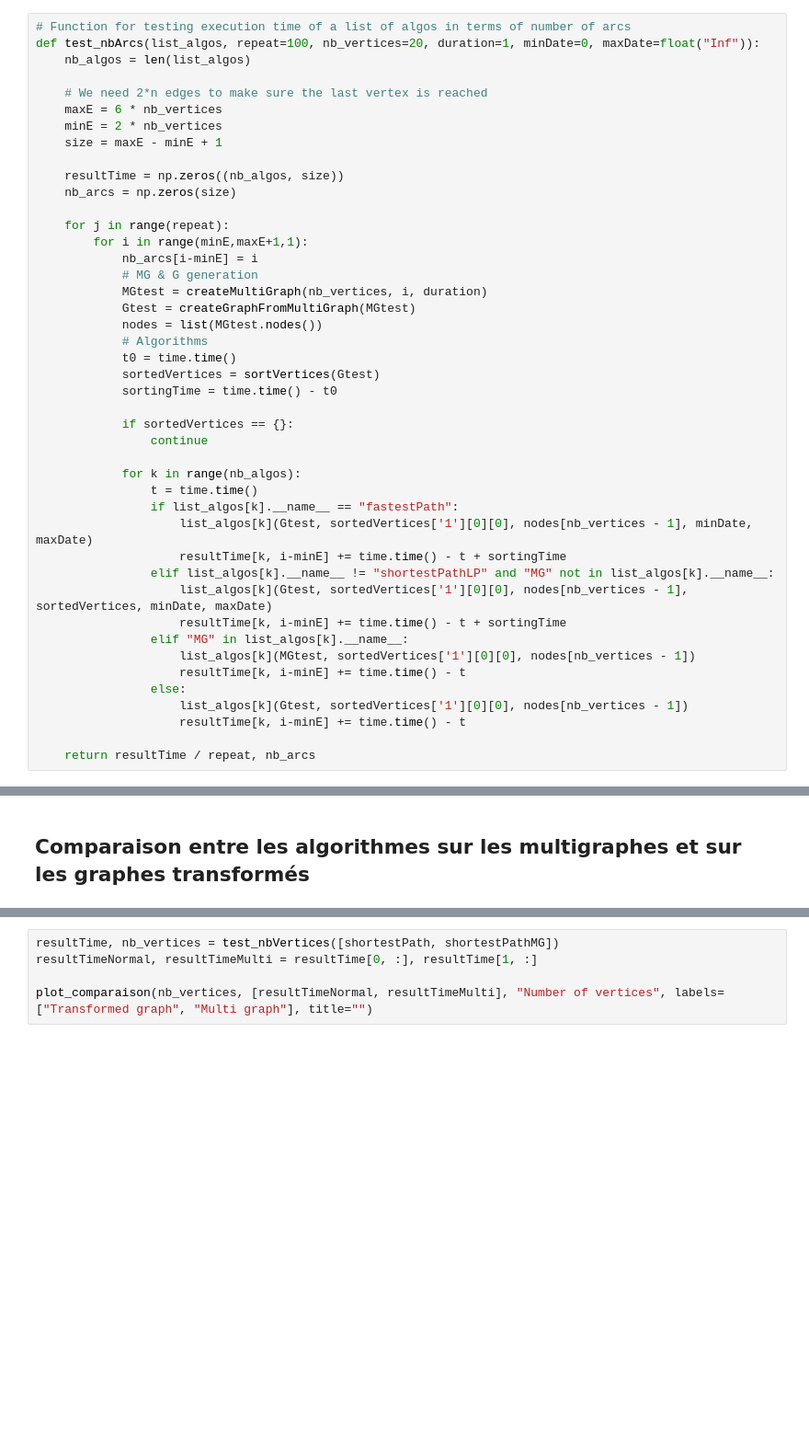
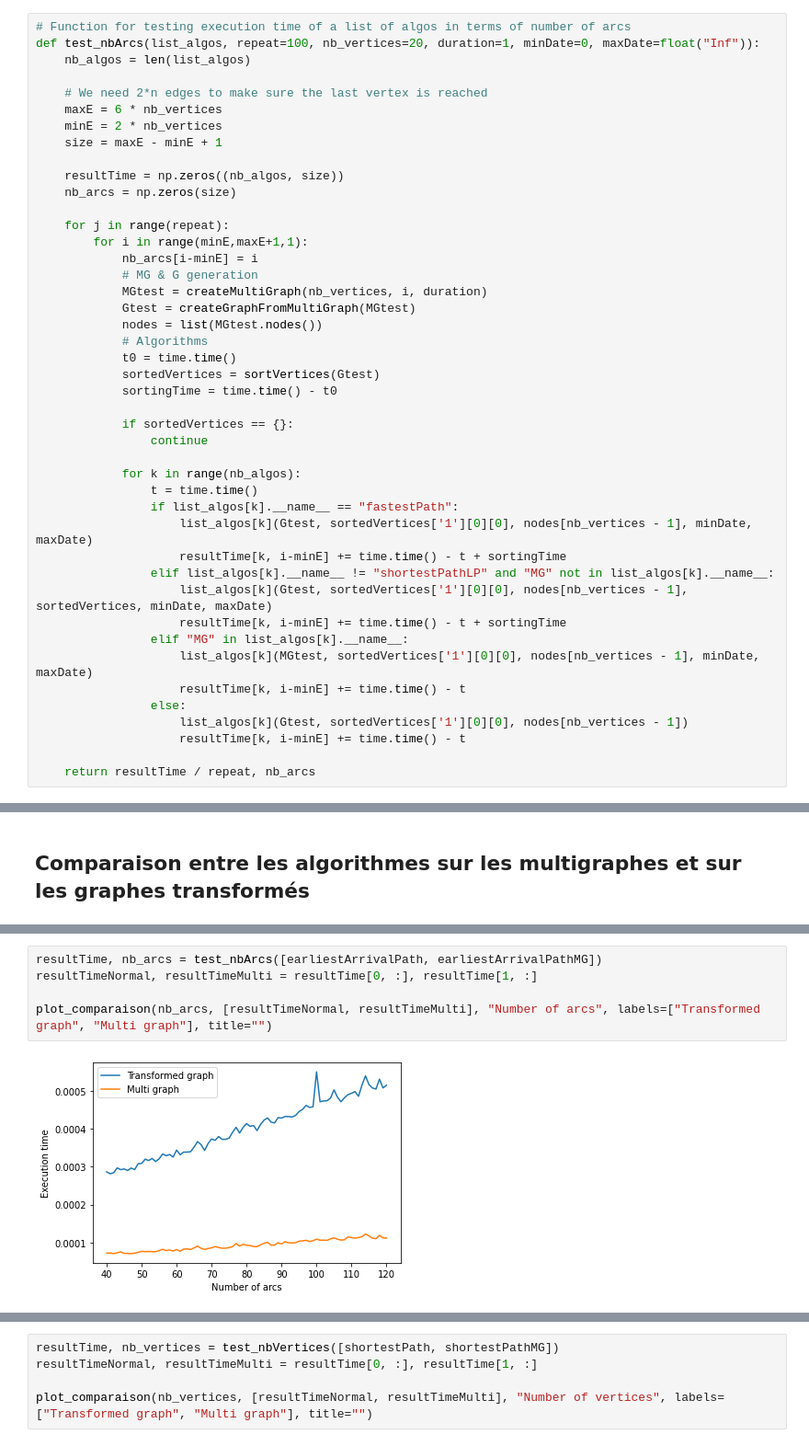
Before and after one commit to MdeCastelbajac/MOGPL, a Jupyter notebook: MOGPL.ipynb, the cells around one changed output, grey strips where cells are left out. Shown: that part at 92% size. Cells and saved outputs as stored; diff of their text form; blank space fills up the shorter version.

```diff
--- a/MOGPL.ipynb
+++ b/MOGPL.ipynb
@@ -599,7 +599,7 @@ def test_nbArcs(list_algos, repeat=100, nb_vertices=20, duration=1, minDate=0, m
                     list_algos[k](Gtest, sortedVertices['1'][0][0], nodes[nb_vertices - 1], sortedVertices, minDate, maxDate)
                     resultTime[k, i-minE] += time.time() - t + sortingTime
                 elif "MG" in list_algos[k].__name__:
-                    list_algos[k](MGtest, sortedVertices['1'][0][0], nodes[nb_vertices - 1])
+                    list_algos[k](MGtest, sortedVertices['1'][0][0], nodes[nb_vertices - 1], minDate, maxDate)
                     resultTime[k, i-minE] += time.time() - t
                 else:
                     list_algos[k](Gtest, sortedVertices['1'][0][0], nodes[nb_vertices - 1])
@@ -1071,0 +1085,7 @@ None
+# %%
+resultTime, nb_arcs = test_nbArcs([earliestArrivalPath, earliestArrivalPathMG])
+resultTimeNormal, resultTimeMulti = resultTime[0, :], resultTime[1, :]
+
+plot_comparaison(nb_arcs, [resultTimeNormal, resultTimeMulti], "Number of arcs", labels=["Transformed graph", "Multi graph"], title="")
+# %% [output]
+[figure, added]
```
Also changed, not shown: parts of 19 cells of this notebook.
